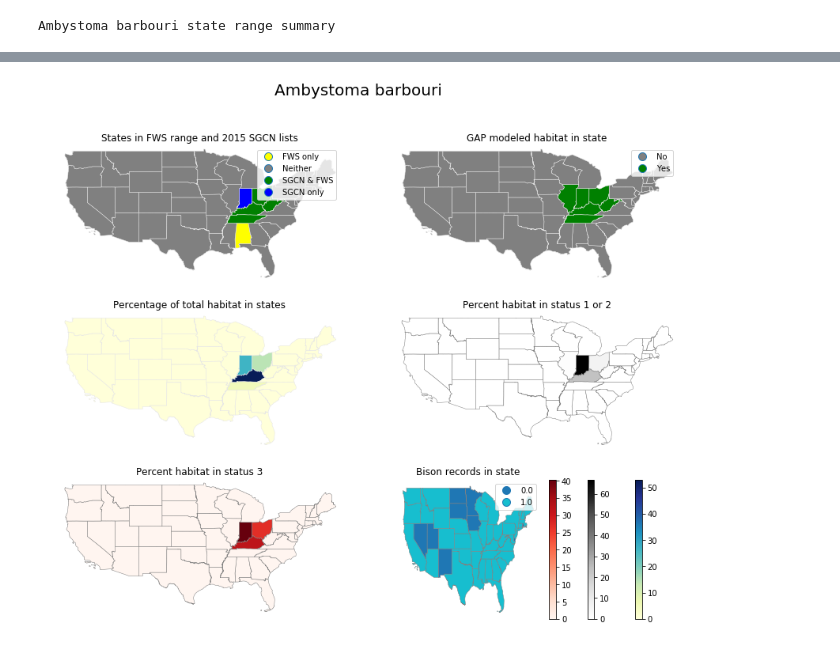
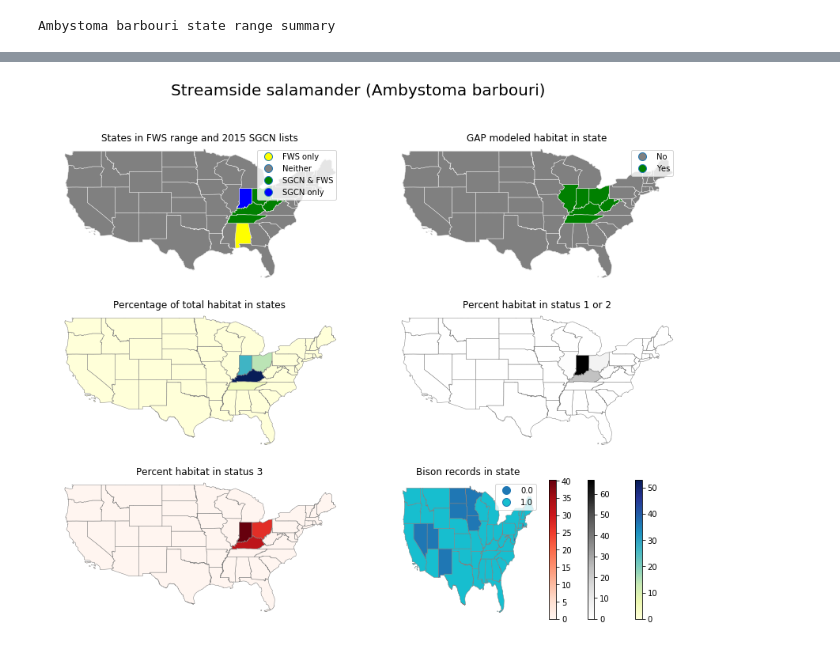
Before and after one commit to usgs-bcb/FWS-ESA-WorkPlanSpecies, a Jupyter notebook: State range summaries.ipynb, the cells around one changed output, grey strips where cells are left out. Drawn from its saved outputs; the diff is of its cells as text; code cells hidden in the pictures.

Commit message:
formatting changes.

```diff
--- a/State range summaries.ipynb
+++ b/State range summaries.ipynb
@@ -45,7 +45,7 @@ esaWPSpecies = bisDB["FWS_Work_Plan_Species"]
 # Get a list of species names to loop on.
 spp = [record["Submitted Data"]["Scientific Name"] for record in esaWPSpecies.find()]
 for sp in spp[:1]:
-
+    common = esaWPSpecies.find_one({"Submitted Data.Scientific Name": sp})['Submitted Data']['Common Name']
     ############################################# Build empty dataframe to fill out
     columns=[]
     df0 = pd.DataFrame(index=[str(x) for x in us.STATES], columns=columns)
@@ -67,7 +67,7 @@ for sp in spp[:1]:
         BISON_states = Synth['States with BISON Occurrence Data']
         for x in BISON_states:
             state_name = x.strip()
-            df0.loc[state_name, 'has_BISON_Data(y/n)'] = 1
+            df0.loc[state_name, 'BISON_data(y/n)'] = 1
     except:
         print("Exception -- BISON state list")
 
@@ -118,7 +118,7 @@ for sp in spp[:1]:
         CONUS_12 = CONUS['gapstat12ac']
         for j in GAPmet['State Metrics']:
             state_12 = j['gapstat12ac']
-            df0.loc[j['state_name'], 'habitat_1&2'] = 100.*(state_12/CONUS_12)
+            df0.loc[j['state_name'], ' habitat_1&2(%)'] = 100.*(state_12/CONUS_12)
     except:
         print('Exception -- GAP habitat 1 and 2')
 
@@ -128,7 +128,7 @@ for sp in spp[:1]:
         CONUS_3 = CONUS['gapstat3ac']
         for j in GAPmet['State Metrics']:
             state_3 = j['gapstat3ac']
-            df0.loc[j['state_name'], 'habitat_3'] = 100.*(state_3/CONUS_3)
+            df0.loc[j['state_name'], ' habitat_3(%)'] = 100.*(state_3/CONUS_3)
     except:
         print('Exception -- GAP habitat 1 and 2')
 
@@ -175,7 +175,7 @@ for sp in spp[:1]:
 
     # Create a figure to plot on
     fig, axes = plt.subplots(3,2, figsize = (14,11))
-    fig.suptitle(sp, fontsize=titleSize)
+    fig.suptitle("{0} ({1})".format(common.capitalize(), sp), fontsize=titleSize)
 
     ######################################################### SGCN 2015 vs. FWS
     ax = axes[0,0]
@@ -209,7 +209,7 @@ for sp in spp[:1]:
     if 'habitat_(%)' in statesGDF3.columns:
         # Plot
         statesGDF3.plot(ax=ax, column="habitat_(%)", legend=True,
-                        categorical=False, linewidth=0.5, edgecolor='0.9',
+                        categorical=False, linewidth=0.5, edgecolor='0.5',
                         figsize=figsizeCon, cmap='YlGnBu')
         ax.set_ylim(23, 50)
         ax.set_xlim(-126, -66)
@@ -218,9 +218,9 @@ for sp in spp[:1]:
 
     ############################################################ GAP Protection
     ax = axes[1,1]
-    if 'habitat_1&2' in statesGDF3.columns:
+    if ' habitat_1&2(%)' in statesGDF3.columns:
         # Plot
-        statesGDF3.plot(ax=ax, column="habitat_1&2",
+        statesGDF3.plot(ax=ax, column=" habitat_1&2(%)",
                         categorical=False, linewidth=0.5, edgecolor='.5',
                         figsize=figsizeCon, cmap='Greys', legend=True)
         ax.set_ylim(23, 50)
@@ -229,9 +229,9 @@ for sp in spp[:1]:
         ax.set_title('Percent habitat in status 1 or 2')
 
     ax = axes[2,0]
-    if 'habitat_3' in statesGDF3.columns:
+    if ' habitat_3(%)' in statesGDF3.columns:
         # Plot
-        statesGDF3.plot(ax=ax, column="habitat_3",
+        statesGDF3.plot(ax=ax, column=" habitat_3(%)",
                         categorical=False, linewidth=0.5, edgecolor='.5',
                         figsize=figsizeCon, cmap='Reds', legend=True)
         ax.set_ylim(23, 50)
@@ -240,12 +240,14 @@ for sp in spp[:1]:
         ax.set_title('Percent habitat in status 3')
 
     ax = axes[2,1]
-    if 'has_BISON_Data(y/n)' in statesGDF3.columns:
+    if 'BISON_data(y/n)' in statesGDF3.columns:
         # Plot
-        statesGDF3.plot(ax=ax, column="has_BISON_Data(y/n)",
+        statesGDF3.plot(ax=ax, column="BISON_data(y/n)",
                         categorical=True, linewidth=0.5, edgecolor='.5',
                         figsize=figsizeCat, legend=True)
         ax.set_axis_off()
         ax.set_title('Bison records in state')
+
+plt.show()
 # %% [output]
 Ambystoma barbouri state range summary
@@ -253,18 +255,18 @@ Ambystoma barbouri state range summary
 | State |  |  |  |  |  |  | ... |
 | Alabama | 1 | 1 | 0 | 0 | 0 | 0 | ... |
 | Arizona | 0 | 1 | 0 | 0 | 0 | 0 | ... |
 | Arkansas | 0 | 1 | 0 | 0 | 0 | 0 | ... |
 | California | 0 | 1 | 0 | 0 | 0 | 0 | ... |
 | Colorado | 0 | 1 | 0 | 0 | 0 | 0 | ... |
 | Connecticut | 0 | 1 | 0 | 0 | 0 | 0 | ... |
 | Florida | 0 | 1 | 0 | 0 | 0 | 0 | ... |
 | Georgia | 0 | 1 | 0 | 0 | 0 | 0 | ... |
 | Idaho | 0 | 1 | 0 | 0 | 0 | 0 | ... |
 | Illinois | 0 | 1 | 0 | 0 | 1 | 0 | ... |
 | ... | ... | ... | ... | ... | ... | ... | ... |
 | Virginia | 0 | 1 | 0 | 0 | 0 | 0 | ... |
 | Washington | 0 | 1 | 0 | 0 | 0 | 0 | ... |
 | West Virginia | 1 | 1 | 1 | 1 | 1 | 0 | ... |
 | Wisconsin | 0 | 1 | 0 | 0 | 0 | 0 | ... |
 | Wyoming | 0 | 1 | 0 | 0 | 0 | 0 | ... |
-[figure, old version]
+[figure, new version]
```
Also changed, not shown: parts of 1 cell of this notebook, 1 other file.
